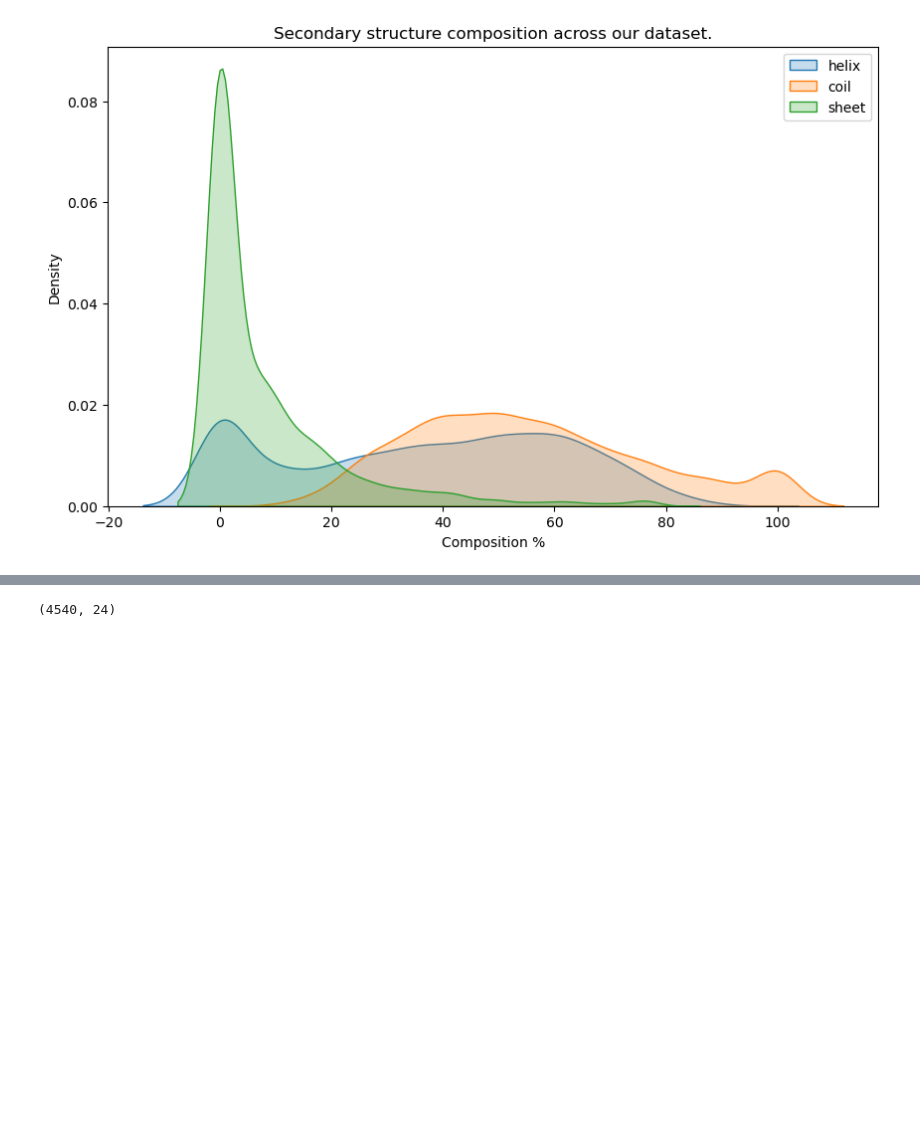
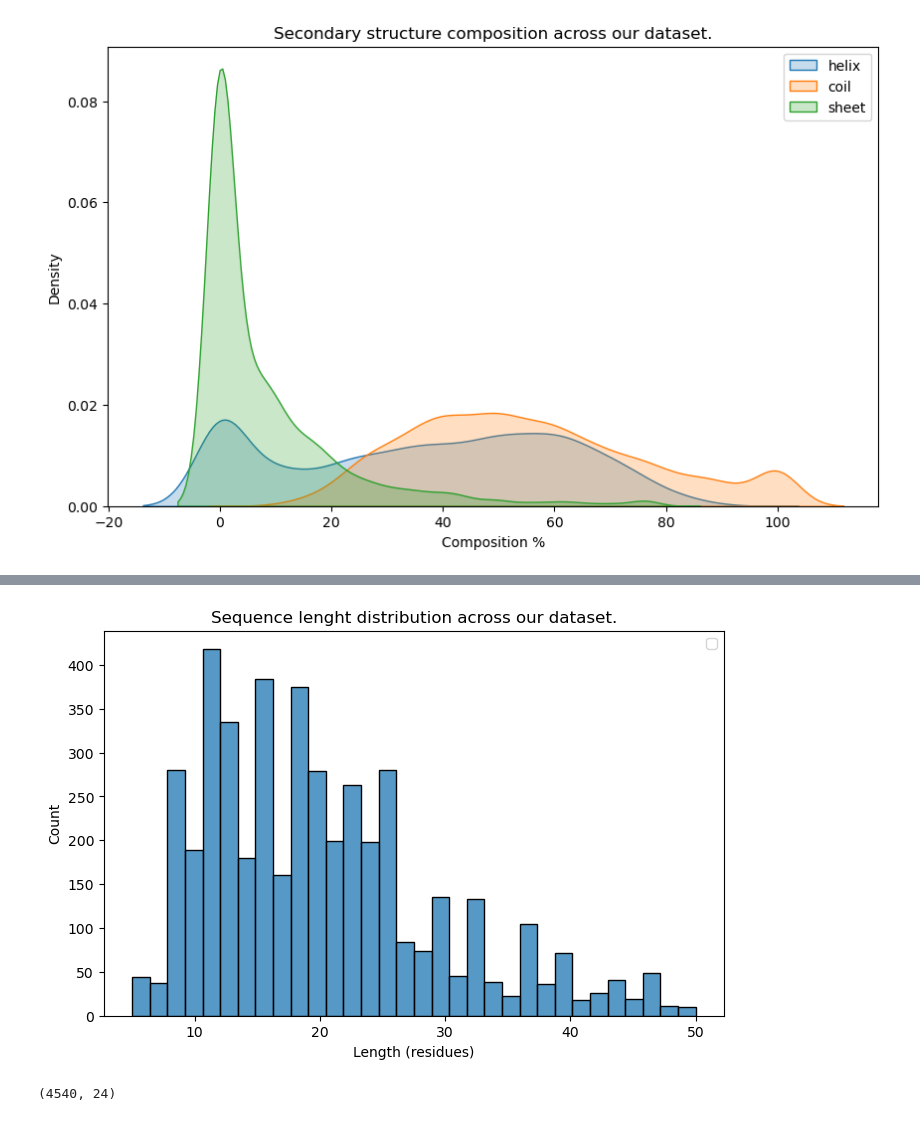
Before and after one commit to DannyLCG/aws_udacity_capstone_project, a Jupyter notebook: train-deploy.ipynb, the cells around one changed output, grey strips where cells are left out. Saved outputs shown, nothing was run; the diff lists cells and outputs as text; code cells hidden in the pictures; blank space fills up the shorter version.

```diff
--- a/train-deploy.ipynb
+++ b/train-deploy.ipynb
@@ -65,3 +76,19 @@ plt.show()
+# %%
+# Create figure and axis
+plt.figure(figsize=(8, 5))
+
+# Density plots for secondary structure composition
+sns.histplot(dataset["sequence_len"], kde=False)
+
+# Customize the plot
+plt.title("Sequence lenght distribution across our dataset.")
+plt.xlabel("Length (residues)")
+plt.legend()
+
+# Show plot
+plt.show()
+# %% [output]
+[figure, added]
 # %%
 dataset.shape
 # %% [output]
```
Also changed, not shown: parts of 16 cells of this notebook, 4 other files.
